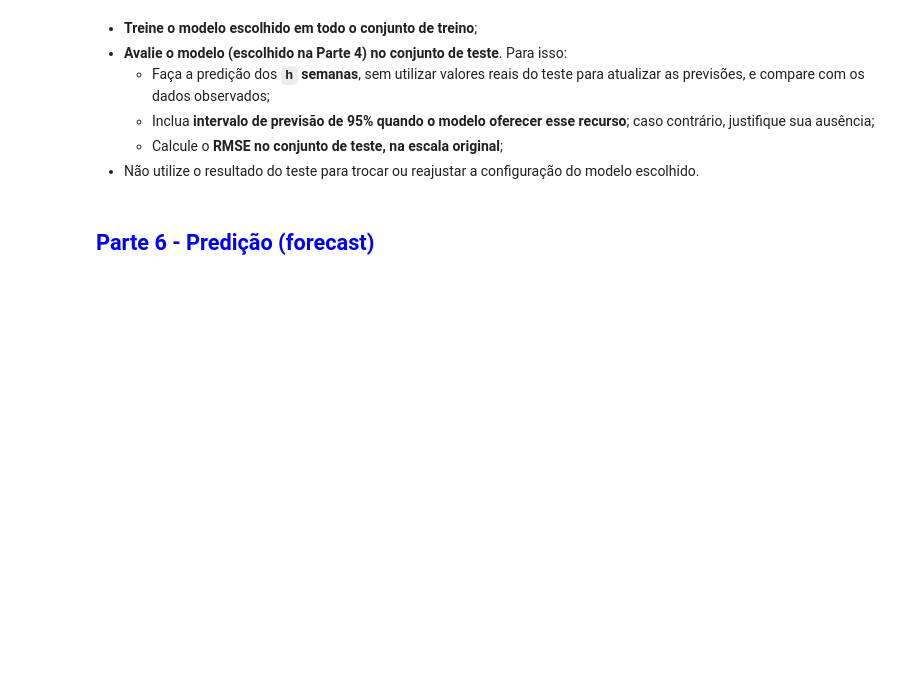
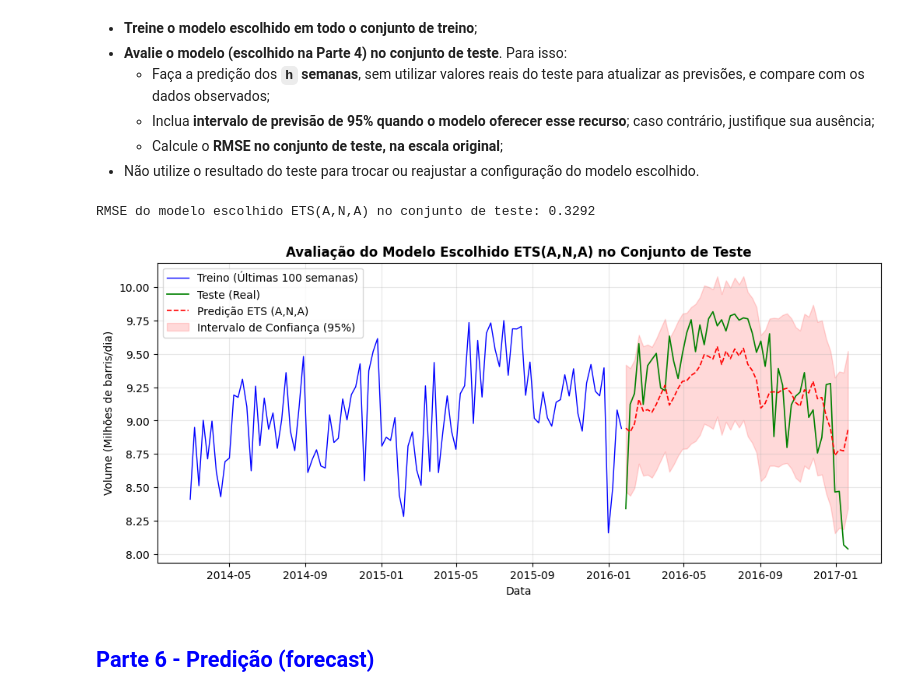
Before and after one commit to giu-garrido/ast-gasolina-eua, a Jupyter notebook: notebooks/AST_2026_Trabalho_Final_Problema_05_Gasolina_EUA.ipynb, the cells around one changed output. Cells and saved outputs as stored; diff of their text form; code cells hidden in the pictures; blank space fills up the shorter version.

Commit message:
Terminei parte 5 e 6. RMSE menor foi do ETS

```diff
--- a/notebooks/AST_2026_Trabalho_Final_Problema_05_Gasolina_EUA.ipynb
+++ b/notebooks/AST_2026_Trabalho_Final_Problema_05_Gasolina_EUA.ipynb
@@ -850,6 +867,48 @@ RMSE do modelo LSTM no conjunto de teste: 0.4742
   - Inclua **intervalo de previsão de 95% quando o modelo oferecer esse recurso**; caso contrário, justifique sua ausência;
   - Calcule o **RMSE no conjunto de teste, na escala original**;
 - Não utilize o resultado do teste para trocar ou reajustar a configuração do modelo escolhido.
+# %%
+# 1. Ajustar o modelo escolhido em todo o conjunto de treino
+model_final = ETSModel(
+    train_df['Volume_Milhoes_Barris_Dia'],
+    error='add',
+    trend=None,
+    seasonal='add',
+    seasonal_periods=m
+)
+fit_final = model_final.fit(disp=False)
+
+# 2. Gerar previsões para o horizonte de teste h = 52 com intervalo de confiança (95%)
+forecast_res = fit_final.get_prediction(start=test_df.index[0], end=test_df.index[-1])
+preds_teste = forecast_res.predicted_mean
+conf_int_teste = forecast_res.summary_frame(alpha=0.05)
+
+# 3. Calcular o RMSE no conjunto de teste (escala original)
+rmse_teste = root_mean_squared_error(test_df['Volume_Milhoes_Barris_Dia'], preds_teste)
+print(f"RMSE do modelo escolhido ETS(A,N,A) no conjunto de teste: {rmse_teste:.4f}")
+
+# 4. Plotar os resultados
+plt.figure(figsize=(12, 5))
+plt.plot(train_df['Volume_Milhoes_Barris_Dia'].iloc[-100:], label="Treino (Últimas 100 semanas)", color="blue", linewidth=1)
+plt.plot(test_df['Volume_Milhoes_Barris_Dia'], label="Teste (Real)", color="green", linewidth=1.2)
+plt.plot(preds_teste, label="Predição ETS (A,N,A)", color="red", linestyle="--", linewidth=1.2)
+plt.fill_between(
+    test_df.index,
+    conf_int_teste["pi_lower"],
+    conf_int_teste["pi_upper"],
+    color="red",
+    alpha=0.15,
+    label="Intervalo de Confiança (95%)"
+)
+plt.title("Avaliação do Modelo Escolhido ETS(A,N,A) no Conjunto de Teste", fontweight="bold")
+plt.xlabel("Data")
+plt.ylabel("Volume (Milhões de barris/dia)")
+plt.grid(alpha=0.3)
+plt.legend(loc="upper left")
+plt.show()
+# %% [output]
+RMSE do modelo escolhido ETS(A,N,A) no conjunto de teste: 0.3292
+[figure, added]
 # %% [markdown]
 ## <font color = Blue> **Parte 6 - Predição (forecast)**
 # %% [markdown]
```
Also changed, not shown: parts of 7 cells of this notebook.
